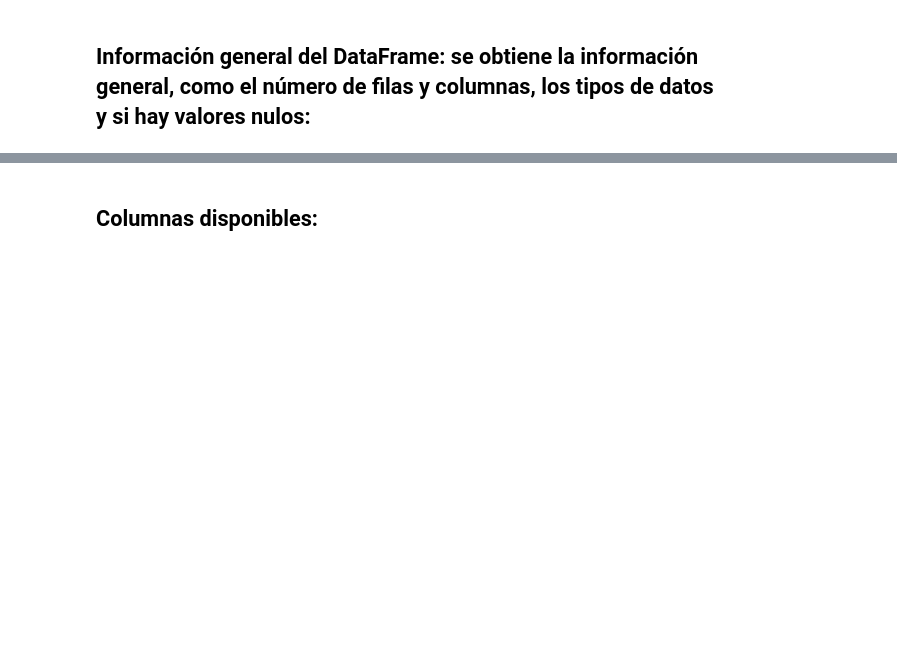
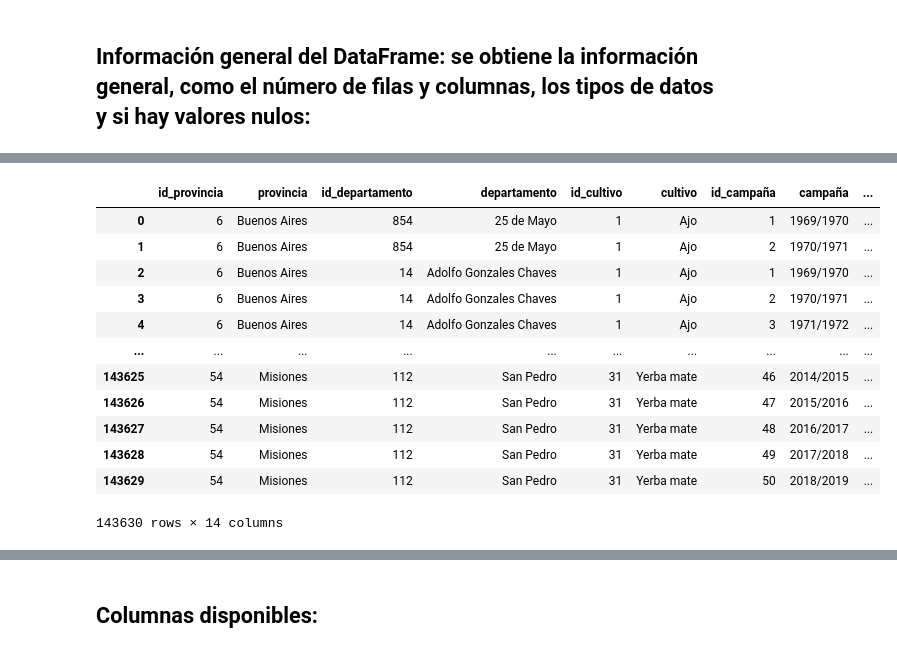
Before and after one commit to Marianod2003/Proyectogrupo21, a Jupyter notebook: estimaciones.ipynb, the cells around one changed output, grey strips where cells are left out. Cells and saved outputs as stored; diff of their text form; code cells hidden in the pictures; blank space fills up the shorter version.

```diff
--- a/estimaciones.ipynb
+++ b/estimaciones.ipynb
@@ -67,0 +94,8 @@ df_estimaciones.describe()
+# %%
+df_estimaciones[['inicio_campaña', 'fin_campaña']] = df_estimaciones['campaña'].str.split('/', expand=True)
+df_estimaciones['inicio_campaña'] = pd.to_datetime(df_estimaciones['inicio_campaña'], format='%Y')
+df_estimaciones['fin_campaña'] = pd.to_datetime(df_estimaciones['fin_campaña'], format='%Y') + pd.DateOffset(years=1)
+
+# Extrae el año de las columnas "inicio_campaña" y "fin_campaña"
+df_estimaciones['inicio_campaña'] = df_estimaciones['inicio_campaña'].dt.year
+df_estimaciones['fin_campaña'] = df_estimaciones['fin_campaña'].dt.year
@@ -67,0 +104,16 @@ df_estimaciones.describe()
+# %%
+df_estimaciones
+# %% [output]
+|  | id_provincia | provincia | id_departamento | departamento | id_cultivo | cultivo | id_campaña | campaña | ... |
+| 0 | 6 | Buenos Aires | 854 | 25 de Mayo | 1 | Ajo | 1 | 1969/1970 | ... |
+| 1 | 6 | Buenos Aires | 854 | 25 de Mayo | 1 | Ajo | 2 | 1970/1971 | ... |
+| 2 | 6 | Buenos Aires | 14 | Adolfo Gonzales Chaves | 1 | Ajo | 1 | 1969/1970 | ... |
+| 3 | 6 | Buenos Aires | 14 | Adolfo Gonzales Chaves | 1 | Ajo | 2 | 1970/1971 | ... |
+| 4 | 6 | Buenos Aires | 14 | Adolfo Gonzales Chaves | 1 | Ajo | 3 | 1971/1972 | ... |
+| ... | ... | ... | ... | ... | ... | ... | ... | ... | ... |
+| 143625 | 54 | Misiones | 112 | San Pedro | 31 | Yerba mate | 46 | 2014/2015 | ... |
+| 143626 | 54 | Misiones | 112 | San Pedro | 31 | Yerba mate | 47 | 2015/2016 | ... |
+| 143627 | 54 | Misiones | 112 | San Pedro | 31 | Yerba mate | 48 | 2016/2017 | ... |
+| 143628 | 54 | Misiones | 112 | San Pedro | 31 | Yerba mate | 49 | 2017/2018 | ... |
+| 143629 | 54 | Misiones | 112 | San Pedro | 31 | Yerba mate | 50 | 2018/2019 | ... |
+143630 rows × 14 columns
```
Also changed, not shown: parts of 22 cells of this notebook.
